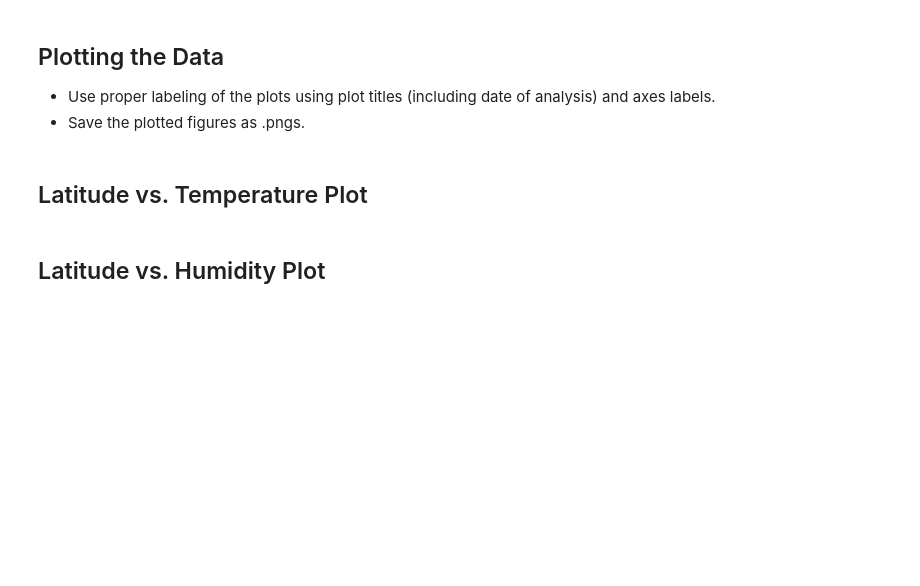
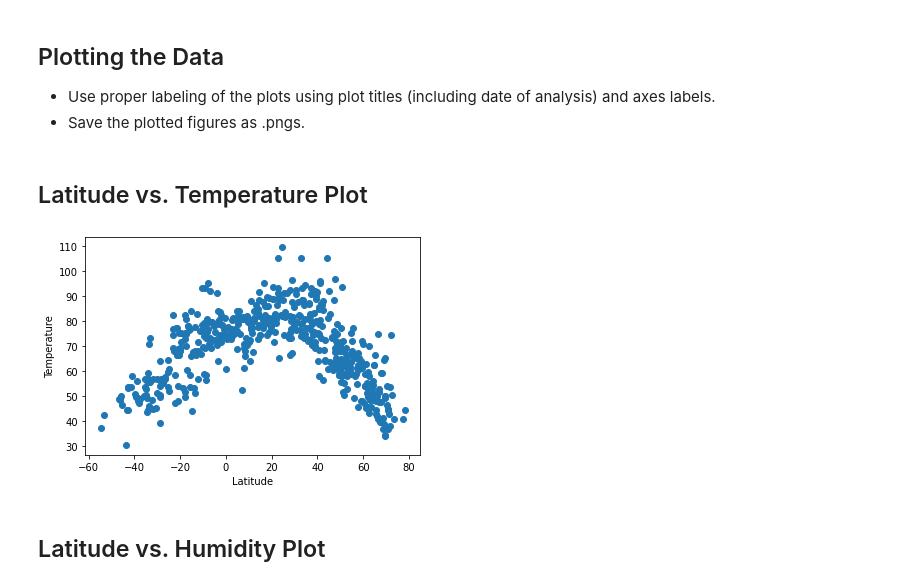
Before and after one commit to Dieneba1/python-api-challeng, a Jupyter notebook: WeatherPy/WeatherPy.ipynb, the cells around one changed output. Cells and saved outputs as stored; diff of their text form; code cells hidden in the pictures; blank space fills up the shorter version.

```diff
--- a/WeatherPy/WeatherPy.ipynb
+++ b/WeatherPy/WeatherPy.ipynb
@@ -165,5 +165,14 @@ len(humidity_df)
 * Save the plotted figures as .pngs.
 # %% [markdown]
 ## Latitude vs. Temperature Plot
+# %%
+x_values = city_df['Latitude']
+y_values = city_df['Temperature']
+plt.scatter(x_values,y_values)
+plt.xlabel('Latitude')
+plt.ylabel('Temperature')
+plt.show()
+# %% [output]
+[figure, added]
 # %% [markdown]
 ## Latitude vs. Humidity Plot
```
Also changed, not shown: parts of 3 cells of this notebook.
